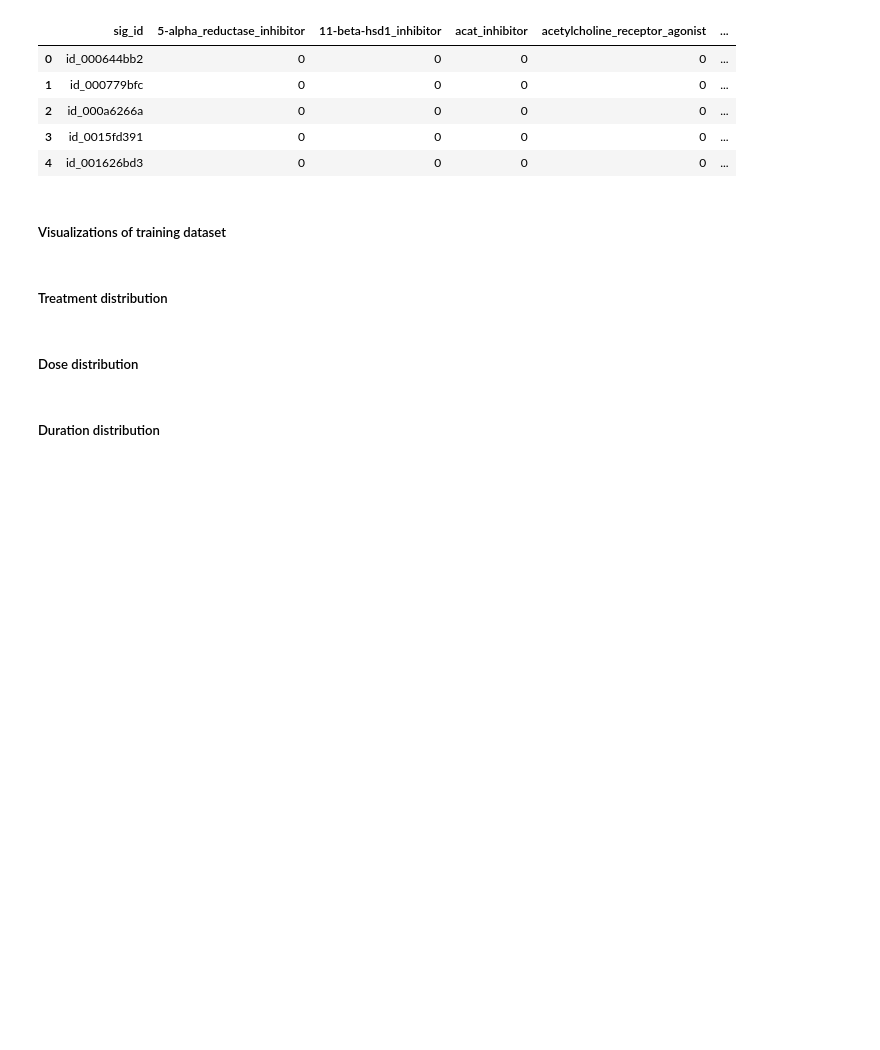
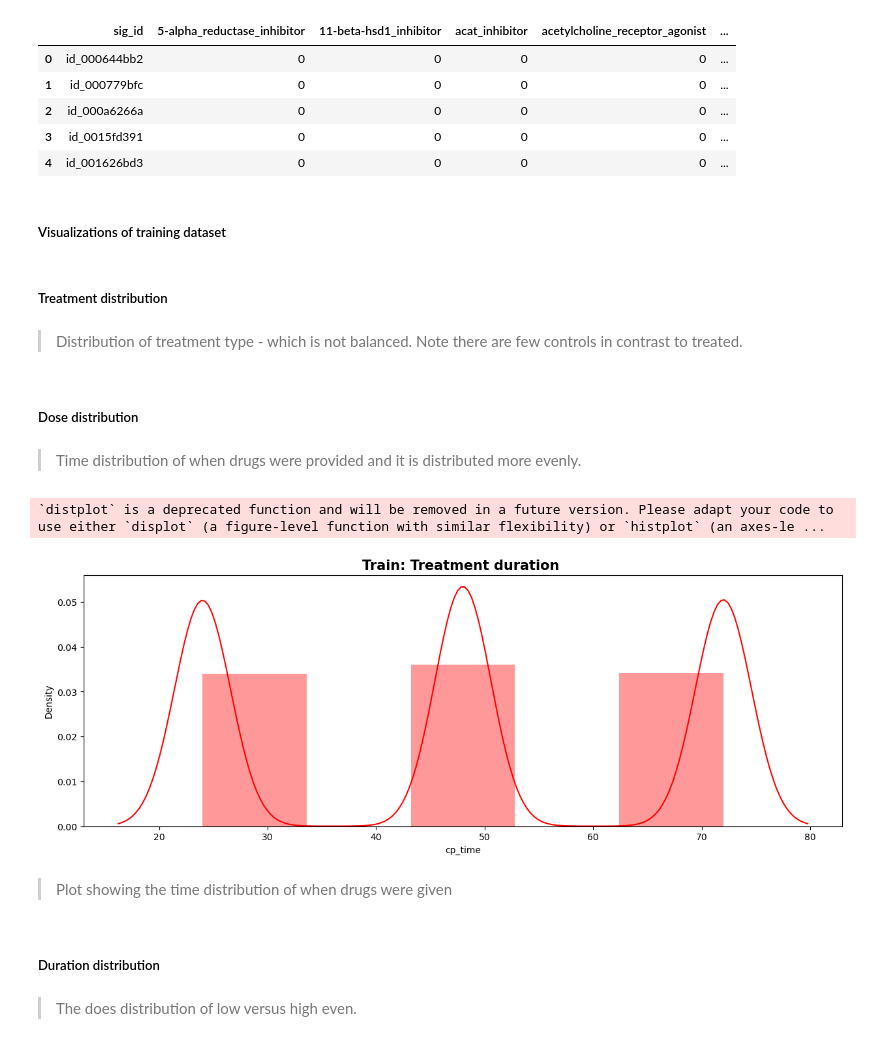
Before and after one commit to mdespinoza/MOA_Project, a Jupyter notebook: code/MOA_Project_Code.ipynb, the cells around one changed output. Saved outputs shown, nothing was run; the diff lists cells and outputs as text; code cells hidden in the pictures; blank space fills up the shorter version.

```diff
--- a/code/MOA_Project_Code.ipynb
+++ b/code/MOA_Project_Code.ipynb
@@ -216,6 +246,8 @@ bar_plot_cp_type = px.bar(
 bar_plot_cp_type.update_layout(title_x=0.5)
 
 bar_plot_cp_type.show()
+# %% [markdown]
+> Distribution of treatment type - which is not balanced. Note there are few controls in contrast to treated.
 # %% [markdown]
 ##### Dose distribution
 # %%
@@ -238,6 +270,18 @@ time_plot = px.bar(
 time_plot.update_layout(title_x=0.5)
 
 time_plot.show()
+# %% [markdown]
+> Time distribution of when drugs were provided and it is distributed more evenly.
+# %%
+plt.figure(figsize=(15,5))
+sns.distplot( train_features['cp_time'], color='red', bins=5)
+plt.title("Train: Treatment duration ", fontsize=15, weight='bold')
+plt.show()
+# %% [output]
+`distplot` is a deprecated function and will be removed in a future version. Please adapt your code to use either `displot` (a figure-level function with similar flexibility) or `histplot` (an axes-le ...
+[figure, added]
+# %% [markdown]
+> Plot showing the time distribution of when drugs were given
 # %% [markdown]
 ##### Duration distribution
 # %%
@@ -260,3 +304,5 @@ does_plot = px.bar(
 does_plot.update_layout(title_x=0.5)
 
 does_plot.show()
+# %% [markdown]
+> The does distribution of low versus high even.
```
Also changed, not shown: parts of 13 cells of this notebook.
